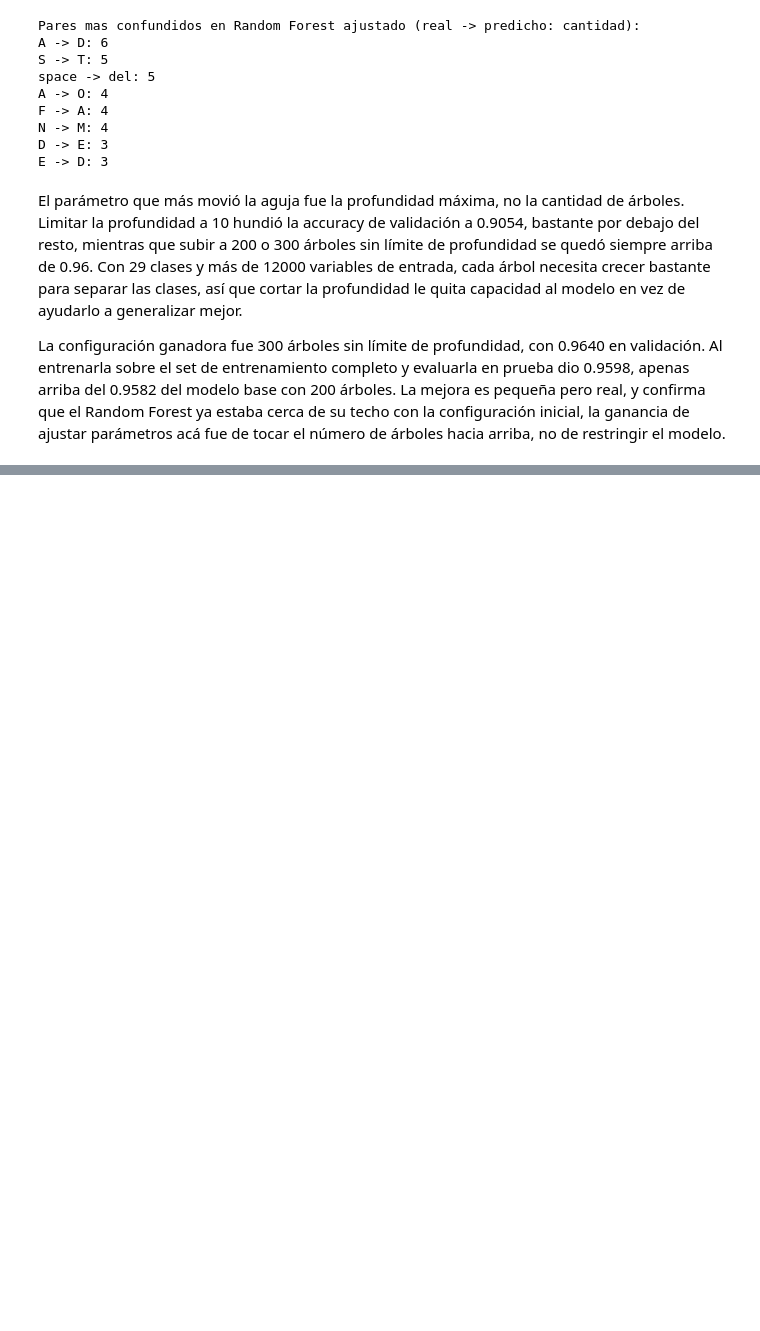
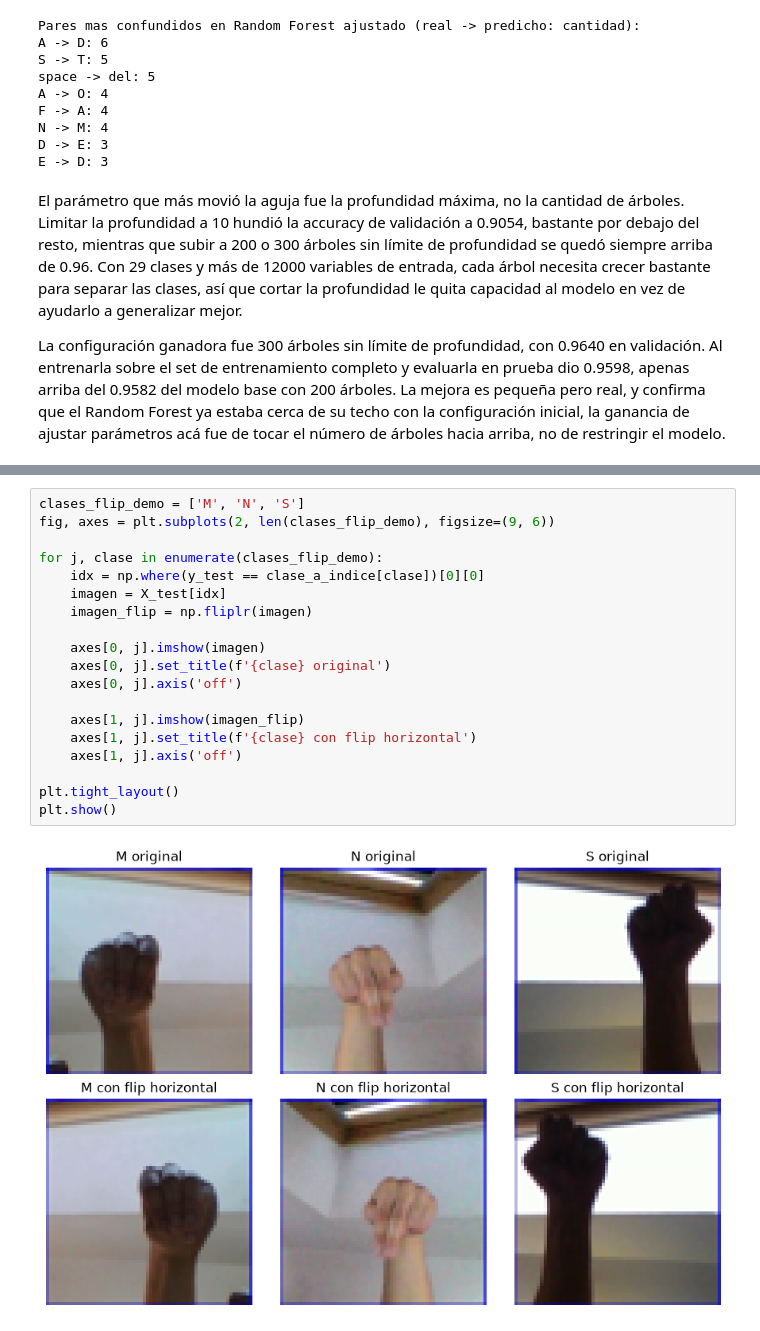
Before and after one commit to ecarcamo/CC3084-DATA-SCIENCE, a Jupyter notebook: notebooks/ASL_Clasificador.ipynb, the cells around one changed output, grey strips where cells are left out. Cells and saved outputs as stored; diff of their text form; blank space fills up the shorter version.

```diff
--- a/notebooks/ASL_Clasificador.ipynb
+++ b/notebooks/ASL_Clasificador.ipynb
@@ -732,0 +862,21 @@ La configuración ganadora fue 300 árboles sin límite de profundidad, con 0.96
+# %%
+clases_flip_demo = ['M', 'N', 'S']
+fig, axes = plt.subplots(2, len(clases_flip_demo), figsize=(9, 6))
+
+for j, clase in enumerate(clases_flip_demo):
+    idx = np.where(y_test == clase_a_indice[clase])[0][0]
+    imagen = X_test[idx]
+    imagen_flip = np.fliplr(imagen)
+
+    axes[0, j].imshow(imagen)
+    axes[0, j].set_title(f'{clase} original')
+    axes[0, j].axis('off')
+
+    axes[1, j].imshow(imagen_flip)
+    axes[1, j].set_title(f'{clase} con flip horizontal')
+    axes[1, j].axis('off')
+
+plt.tight_layout()
+plt.show()
+# %% [output]
+[figure, added]
```
Also changed, not shown: parts of 7 cells of this notebook.
